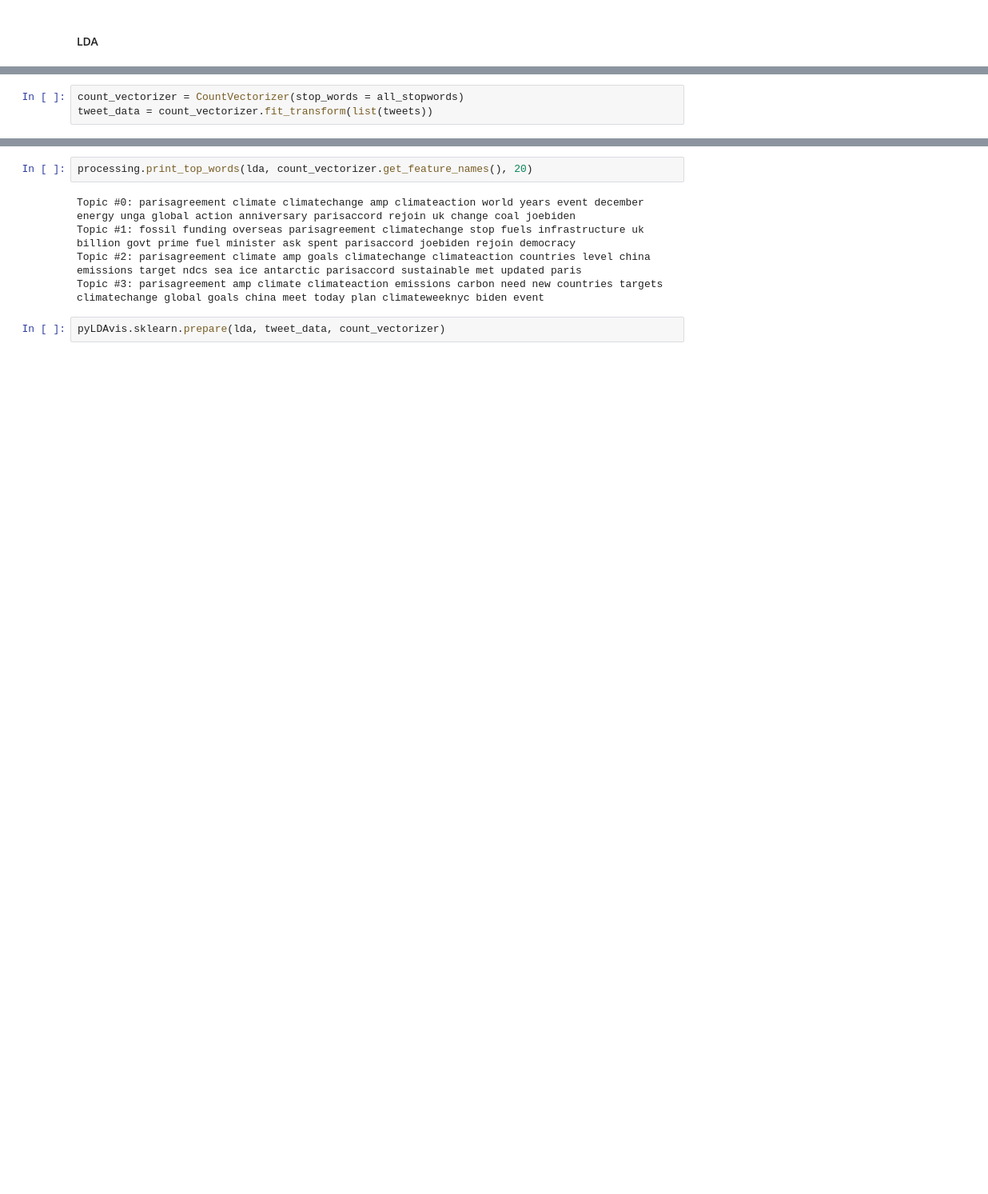
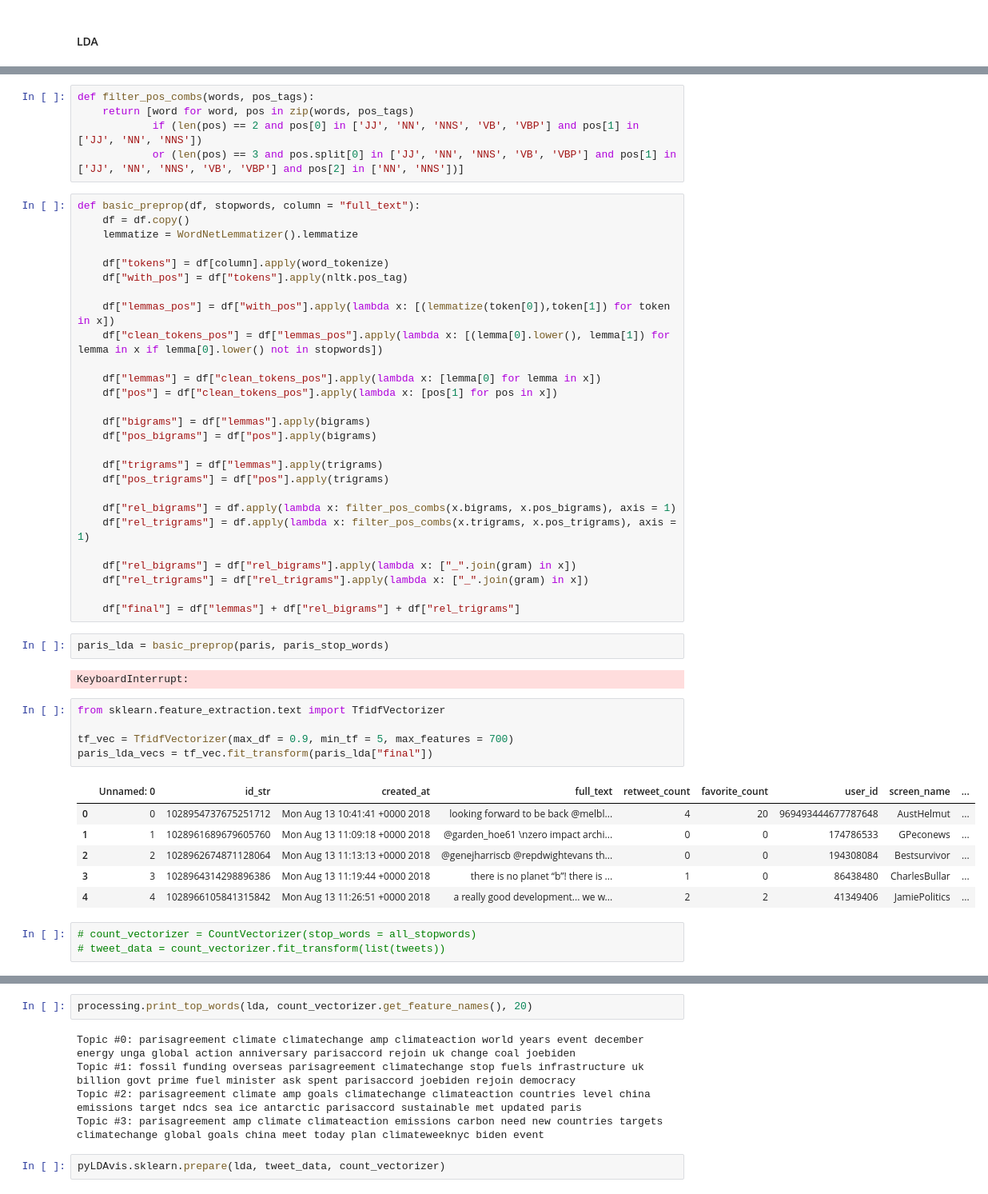
Before and after one commit to tabithaks/Public-Opinion-on-Climate-Change-Initiatives, a Jupyter notebook: Project EDA and Topic Analysis.ipynb, the cells around one changed output, grey strips where cells are left out. Shown at 80% size. Drawn from its saved outputs; the diff is of its cells as text; blank space fills up the shorter version.

```diff
--- a/Project EDA and Topic Analysis.ipynb
+++ b/Project EDA and Topic Analysis.ipynb
@@ -170,4 +184,52 @@ set
+# %%
+def filter_pos_combs(words, pos_tags):
+    return [word for word, pos in zip(words, pos_tags)
+            if (len(pos) == 2 and pos[0] in ['JJ', 'NN', 'NNS', 'VB', 'VBP'] and pos[1] in ['JJ', 'NN', 'NNS'])
+            or (len(pos) == 3 and pos.split[0] in ['JJ', 'NN', 'NNS', 'VB', 'VBP'] and pos[1] in ['JJ', 'NN', 'NNS', 'VB', 'VBP'] and pos[2] in ['NN', 'NNS'])]
+# %%
+def basic_preprop(df, stopwords, column = "full_text"):
+    df = df.copy()
+    lemmatize = WordNetLemmatizer().lemmatize
+
+    df["tokens"] = df[column].apply(word_tokenize)
+    df["with_pos"] = df["tokens"].apply(nltk.pos_tag)
+
+    df["lemmas_pos"] = df["with_pos"].apply(lambda x: [(lemmatize(token[0]),token[1]) for token in x])
+    df["clean_tokens_pos"] = df["lemmas_pos"].apply(lambda x: [(lemma[0].lower(), lemma[1]) for lemma in x if lemma[0].lower() not in stopwords])
+
+    df["lemmas"] = df["clean_tokens_pos"].apply(lambda x: [lemma[0] for lemma in x])
+    df["pos"] = df["clean_tokens_pos"].apply(lambda x: [pos[1] for pos in x])
+
+    df["bigrams"] = df["lemmas"].apply(bigrams)
+    df["pos_bigrams"] = df["pos"].apply(bigrams)
+
+    df["trigrams"] = df["lemmas"].apply(trigrams)
+    df["pos_trigrams"] = df["pos"].apply(trigrams)
+
+    df["rel_bigrams"] = df.apply(lambda x: filter_pos_combs(x.bigrams, x.pos_bigrams), axis = 1)
+    df["rel_trigrams"] = df.apply(lambda x: filter_pos_combs(x.trigrams, x.pos_trigrams), axis = 1)
+
+    df["rel_bigrams"] = df["rel_bigrams"].apply(lambda x: ["_".join(gram) in x])
+    df["rel_trigrams"] = df["rel_trigrams"].apply(lambda x: ["_".join(gram) in x])
+
+    df["final"] = df["lemmas"] + df["rel_bigrams"] + df["rel_trigrams"]
+# %%
+paris_lda = basic_preprop(paris, paris_stop_words)
+# %% [output]
+KeyboardInterrupt:
+# %%
+from sklearn.feature_extraction.text import TfidfVectorizer
+
+tf_vec = TfidfVectorizer(max_df = 0.9, min_tf = 5, max_features = 700)
+paris_lda_vecs = tf_vec.fit_transform(paris_lda["final"])
+# %% [output]
+|  | Unnamed: 0 | id_str | created_at | full_text | retweet_count | favorite_count | user_id | screen_name | ... |
+| 0 | 0 | 1028954737675251712 | Mon Aug 13 10:41:41 +0000 2018 | looking forward to be back @melbl... | 4 | 20 | 969493444677787648 | AustHelmut | ... |
+| 1 | 1 | 1028961689679605760 | Mon Aug 13 11:09:18 +0000 2018 | @garden_hoe61 \nzero impact archi... | 0 | 0 | 174786533 | GPeconews | ... |
+| 2 | 2 | 1028962674871128064 | Mon Aug 13 11:13:13 +0000 2018 | @genejharriscb @repdwightevans th... | 0 | 0 | 194308084 | Bestsurvivor | ... |
+| 3 | 3 | 1028964314298896386 | Mon Aug 13 11:19:44 +0000 2018 | there is no planet “b”! there is ... | 1 | 0 | 86438480 | CharlesBullar | ... |
+| 4 | 4 | 1028966105841315842 | Mon Aug 13 11:26:51 +0000 2018 | a really good development... we w... | 2 | 2 | 41349406 | JamiePolitics | ... |
 # %%
-count_vectorizer = CountVectorizer(stop_words = all_stopwords)
-tweet_data = count_vectorizer.fit_transform(list(tweets))
+# count_vectorizer = CountVectorizer(stop_words = all_stopwords)
+# tweet_data = count_vectorizer.fit_transform(list(tweets))
 # %%
```
Also changed, not shown: parts of 7 cells of this notebook, 1 other file.
